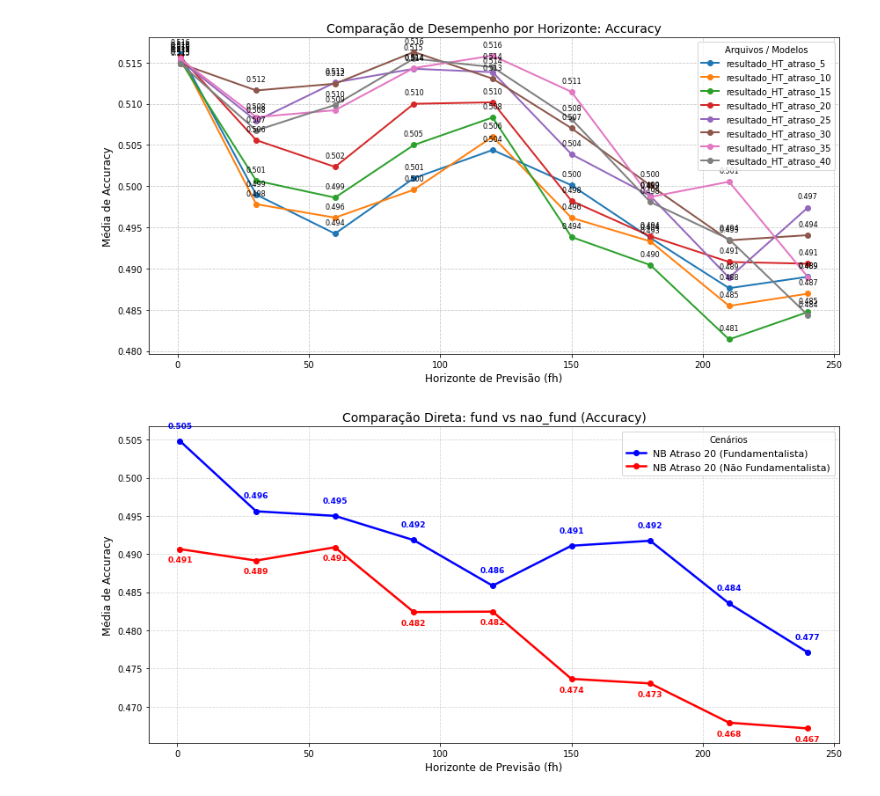
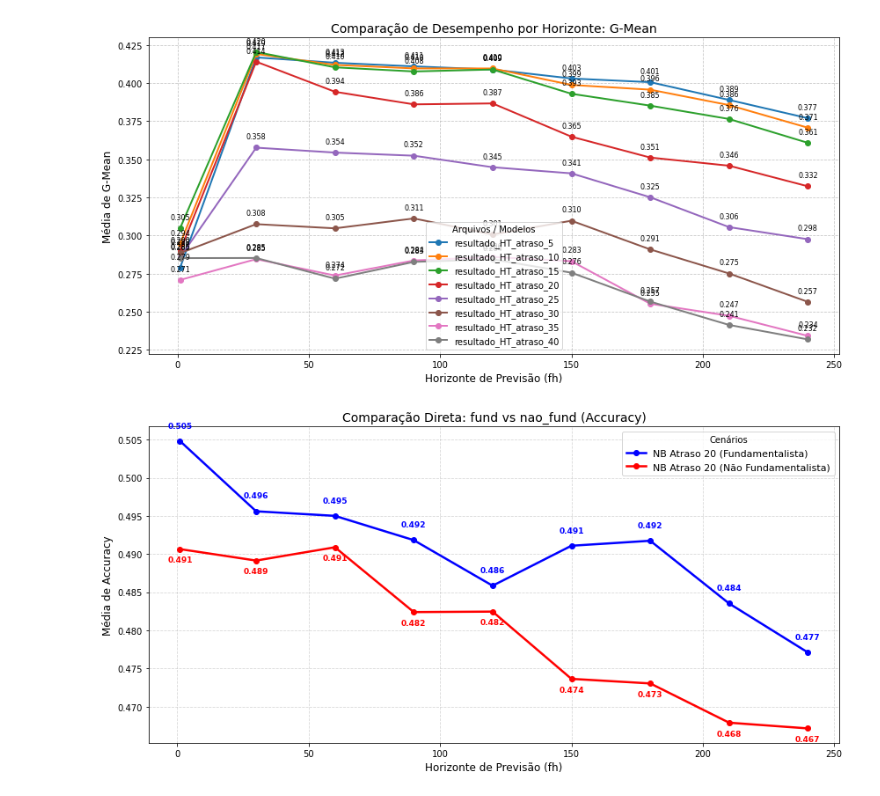
Before and after one commit to junior-oliveira/fundamental_approach, a Jupyter notebook: best_lag.ipynb, the cells around one changed output. Saved outputs shown, nothing was run; the diff lists cells and outputs as text; code cells hidden in the pictures.

```diff
--- a/best_lag.ipynb
+++ b/best_lag.ipynb
@@ -9,7 +9,7 @@ import os
 # ==============================================================================
 
 # 1. Configurações
-metrica_escolhida = 'Accuracy' # Pode trocar por 'Kappa', 'AUC', 'profit', etc.
+metrica_escolhida = 'G-Mean' # Pode trocar por 'Kappa', 'AUC', 'profit', etc.
 modelo = 'HT'  # Nome do modelo para o título do gráfico
 categoria = 'nao_fund'  # Categoria a ser filtrada nos dados
 atrasos = [5, 10, 15, 20, 25, 30, 35, 40]
@@ -34,34 +34,34 @@ for atraso in atrasos:
 
         # Plota a linha deste arquivo
         # O label será o nome do arquivo (removemos o .csv para ficar bonito)
         nome_legenda = os.path.splitext(os.path.basename(arquivo))[0]
 
         plt.plot(df_agrupado.index, df_agrupado.values, marker='o', linewidth=2, label=nome_legenda)
 
         # Adiciona anotação de valor no gráfico (opcional)
         for x, y in zip(df_agrupado.index, df_agrupado.values):
             plt.annotate(f'{y:.3f}', (x, y), textcoords="offset points", xytext=(0,10), ha='center', fontsize=8)
 
     except Exception as e:
         print(f"Erro ao processar o arquivo {arquivo}: {e}")
 
 # 3. Estilização do Gráfico
 plt.title(f'Comparação de Desempenho por Horizonte: {metrica_escolhida}', fontsize=14)
 plt.xlabel('Horizonte de Previsão (fh)', fontsize=12)
 plt.ylabel(f'Média de {metrica_escolhida}', fontsize=12)
 
 # Garante que o eixo X mostre os horizontes corretamente (ex: 1, 30, 60...)
 # Se quiser forçar apenas os horizontes que existem nos dados:
 # plt.xticks(df_agrupado.index)
 
 plt.grid(True, linestyle='--', alpha=0.7)
 plt.legend(title="Arquivos / Modelos")
 plt.tight_layout()
 
 # Mostrar o gráfico
 plt.show()
 # %% [output]
-[figure, old version]
+[figure, new version]
 # %%
 import pandas as pd
 import matplotlib.pyplot as plt
```
Also changed, not shown: parts of 2 cells of this notebook, 4 other files.
